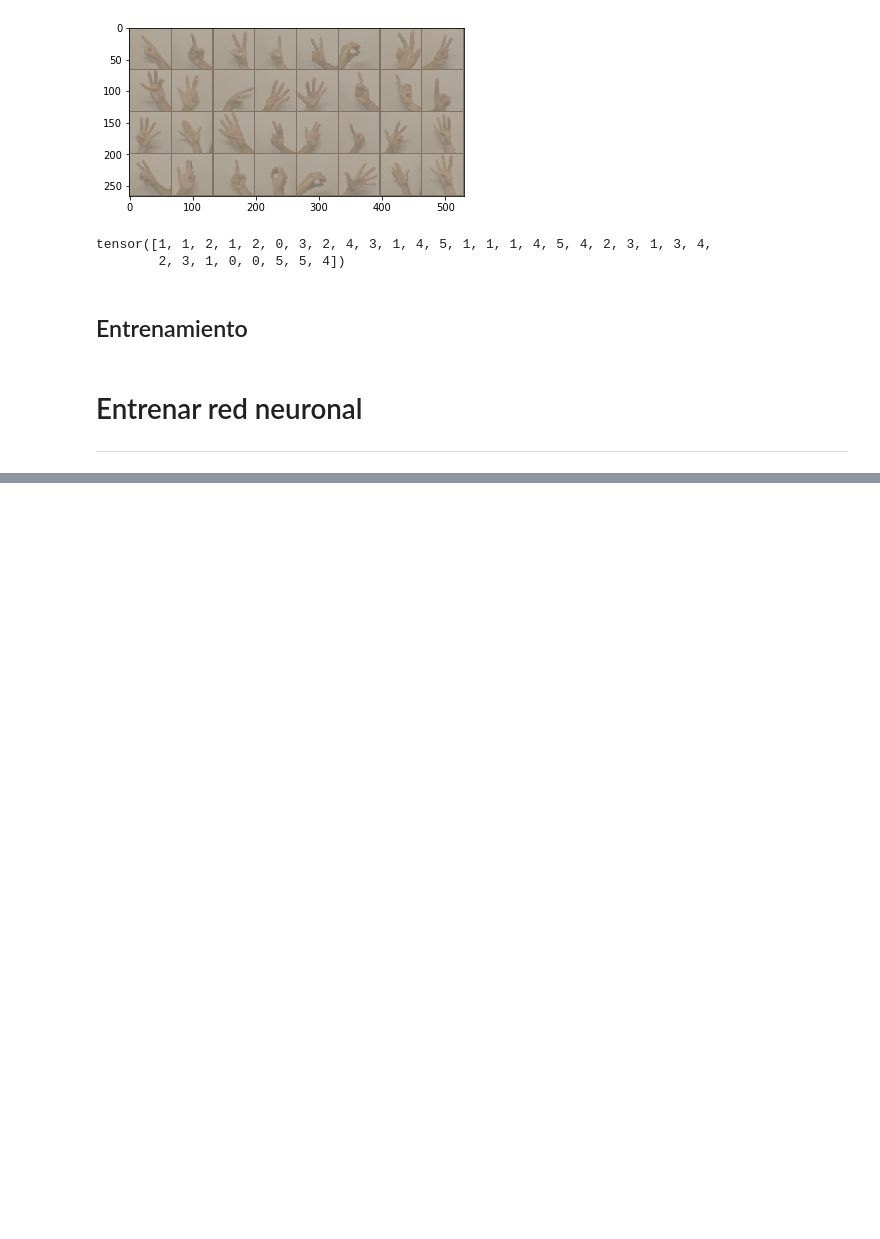
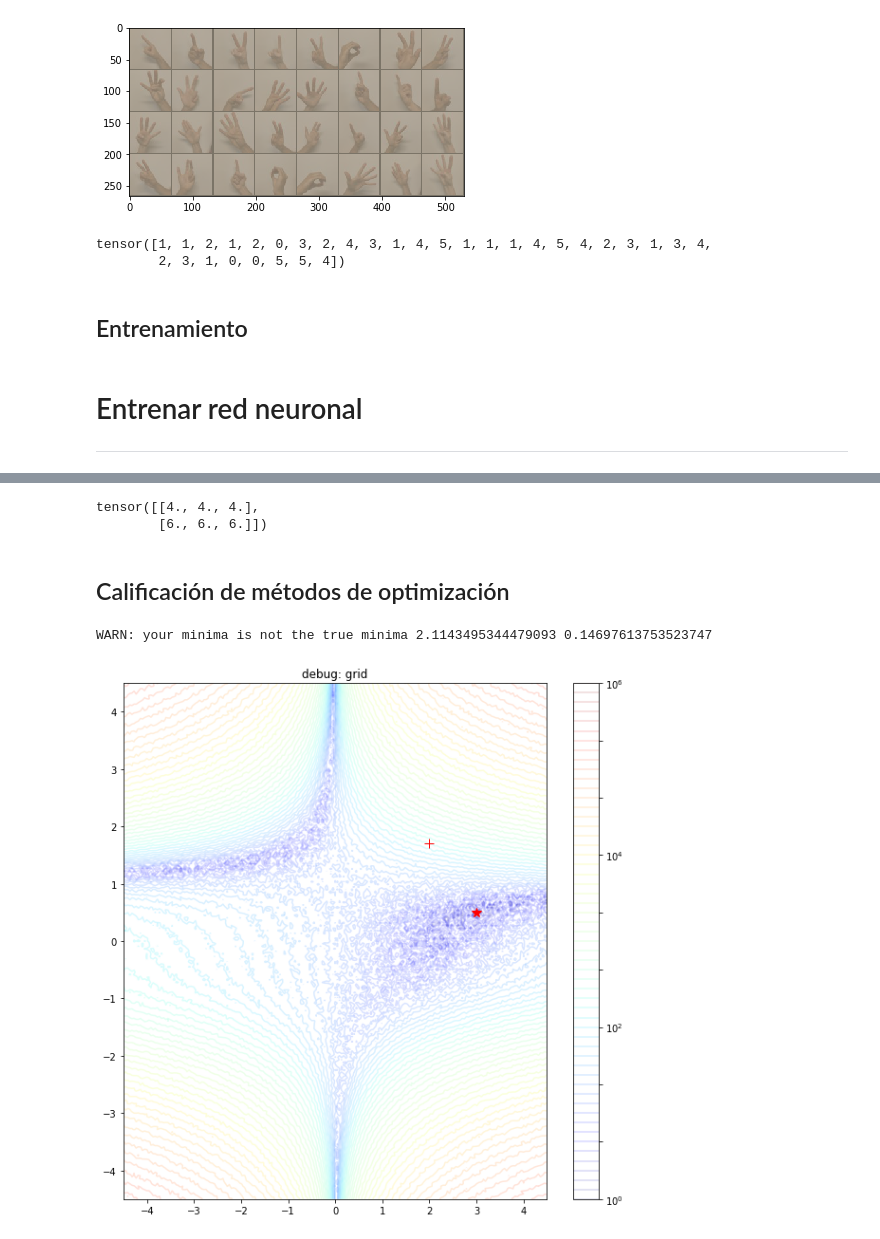
Before and after one commit to HectorFranc/deep-learning-with-Pytorch, a Jupyter notebook: pytorchIntro/redNeuronal.ipynb, the cells around one changed output, grey strips where cells are left out. Saved outputs shown, nothing was run; the diff lists cells and outputs as text; code cells hidden in the pictures; blank space fills up the shorter version.

```diff
--- a/pytorchIntro/redNeuronal.ipynb
+++ b/pytorchIntro/redNeuronal.ipynb
@@ -189,0 +209,10 @@ Loss: 0.3770 Accuracy: 0.8438
+# %%
+x = torch.randn((2, 3), requires_grad=True)
+y = torch.Tensor([[1, 2], [3, 4]])
+loss = y.mm(x)
+loss = loss.sum()
+loss.backward()
+print(x.grad)
+# %% [output]
+tensor([[4., 4., 4.],
+        [6., 6., 6.]])
@@ -189,0 +224,2 @@ Loss: 0.3770 Accuracy: 0.8438
+# %% [markdown]
+## Calificación de métodos de optimización
@@ -189,0 +228,10 @@ Loss: 0.3770 Accuracy: 0.8438
+# %%
+problem = optviz.build_beales_problem()
+constructors = optviz.build_optimizers(problem.lr)
+params = optviz.build_params(problem)
+# %% [output]
+WARN: your minima is not the true minima 2.1143495344479093 0.14697613753523747
+# %%
+optviz.plot_minimized_function(params)
+# %% [output]
+[figure, added]
```
Also changed, not shown: parts of 20 cells of this notebook.
